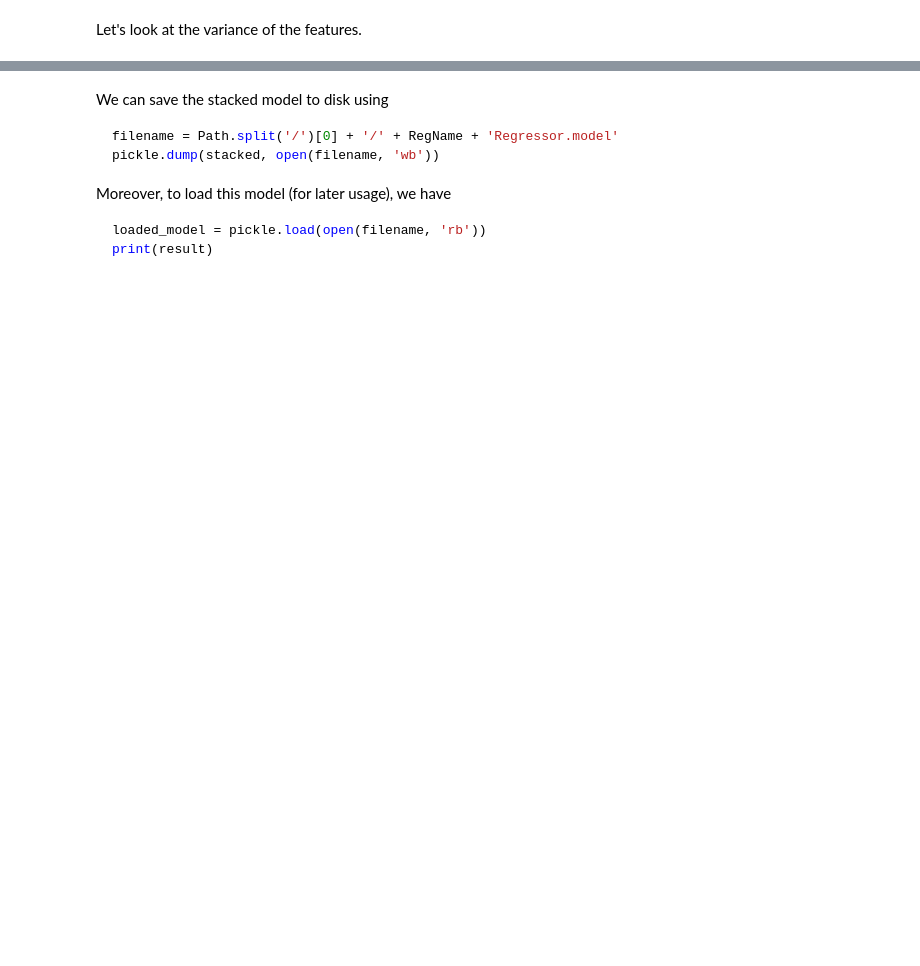
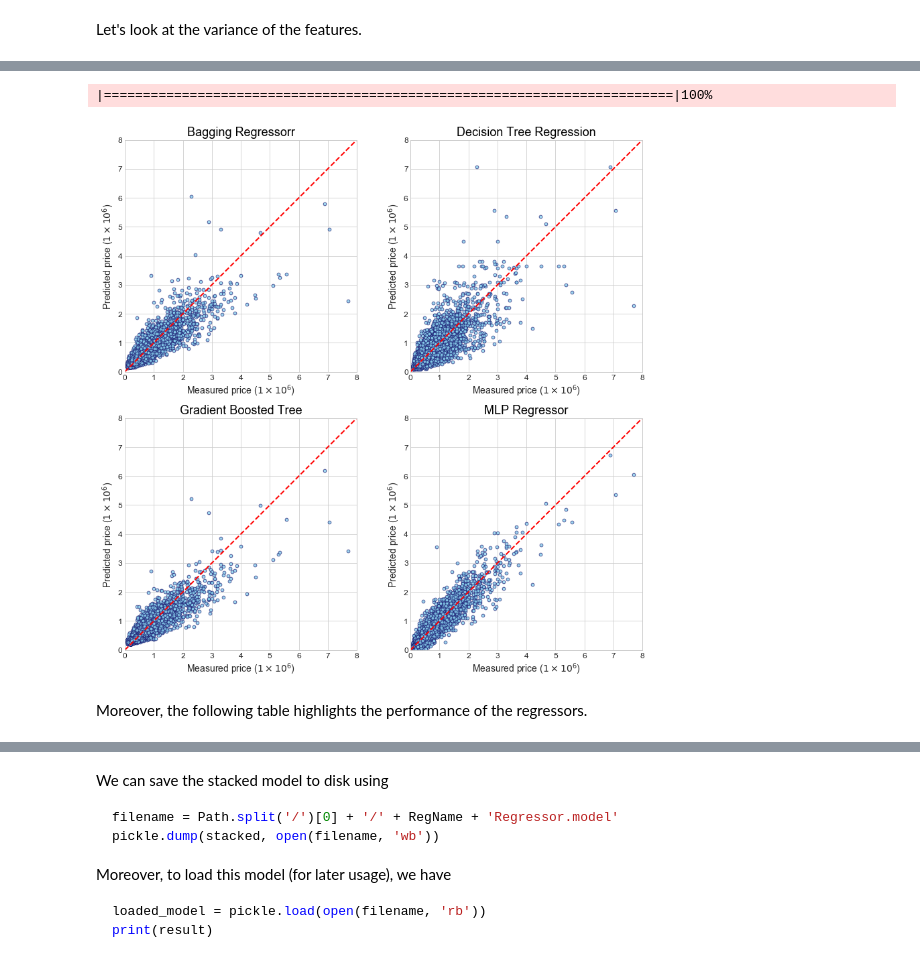
Before and after one commit to HatefDastour/Portfolio, a Jupyter notebook: real_estate/King_County_House_Sales_Stacked_Modeling.ipynb, the cells around one changed output, grey strips where cells are left out. Drawn from its saved outputs; the diff is of its cells as text; code cells hidden in the pictures; blank space fills up the shorter version.

```diff
--- a/real_estate/King_County_House_Sales_Stacked_Modeling.ipynb
+++ b/real_estate/King_County_House_Sales_Stacked_Modeling.ipynb
@@ -192,0 +195,3 @@ del df1
+# %%
+preprocessor = make_column_transformer((StandardScaler(),  tuple(Numeric_Columns)),
+                                       (OneHotEncoder(handle_unknown='ignore') , tuple(Categorical_Columns)))
@@ -378,0 +239,59 @@ Pipeline(steps=[('standardscaler', StandardScaler()),
+# %%
+Regressors = {'Bagging Regressorr': BaggingRegressor(),
+              'Decision Tree Regression': DecisionTreeRegressor(),
+             'Gradient Boosted Tree': GradientBoostingRegressor(),
+              'MLP Regressor': MLPRegressor()}
+
+TestR2 = {}
+Threshold = .8
+flag = True
+RegList = list(Regressors.keys())
+N = len(RegList)
+
+# Plot
+rows = int(np.ceil(N/2))
+fig, axes = plt.subplots(nrows= rows, ncols=2, figsize=(14, rows*7))
+axes = axes.ravel()
+if len(axes)>N:
+    _ = fig.delaxes(axes[-1])
+
+# Progressbar
+Progress_Bar = progressbar.ProgressBar(maxval = N, widgets=[progressbar.Bar('=', '|', '|'), progressbar.Percentage()])
+Progress_Bar.start()
+
+for Counter in range(N):
+    #
+    Progress_Bar.update(Counter)
+    RegName = RegList[Counter]
+    reg = make_pipeline(preprocessor, Regressors[RegName])
+    _ = reg.fit(X, y)
+    score, Temp = ScoreTable(reg, RegName)
+    if flag:
+        Scores = Temp.copy()
+    else:
+        Scores = pd.concat([Scores,Temp], axis = 1)
+    flag = False
+    #
+    if score['test_r2'].mean() >= Threshold:
+        TestR2[RegName] = score['test_r2'].mean()
+
+    ax = axes[Counter]
+    _ = ax.set(aspect='equal')
+    y_pred = cross_val_predict(reg, X, y, n_jobs=-1, verbose=0)
+    _ = ax.scatter(y, y_pred, facecolors='SkyBlue', edgecolors='MidnightBlue', alpha = 0.8)
+    Temp = np.ceil(np.stack((y.values,y_pred), axis = 0).max())
+    _ = ax.set_xlim(left = -1e-3, right = Temp)
+    _ = ax.set_ylim(bottom = -1e-3, top = Temp)
+    del Temp
+    _ = ax.plot([ax.get_xlim()[0], ax.get_xlim()[1]], [ax.get_ylim()[0], ax.get_ylim()[1]], '--r', linewidth=2)
+    _ = ax.set_xlabel('Measured price ($1 \\times 10^{6}$)', fontsize=14)
+    _ = ax.set_ylabel('Predicted price ($1 \\times 10^{6}$)', fontsize=14)
+    _ = ax.set_title(RegName, fontsize = 18)
+
+Progress_Bar.finish()
+del RegList, ax, axes
+# %% [output]
+|=========================================================================|100%
+[figure, added]
+# %% [markdown]
+Moreover, the following table highlights the performance of the regressors.
```
Also changed, not shown: parts of 30 cells of this notebook.
